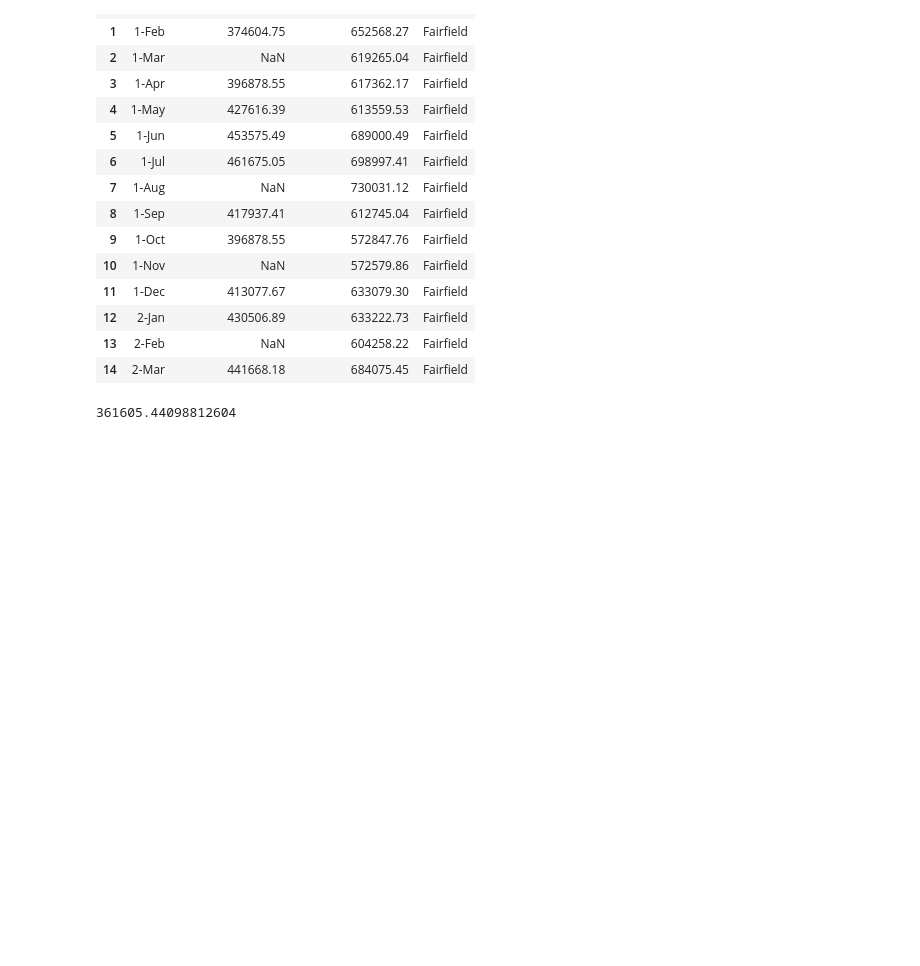
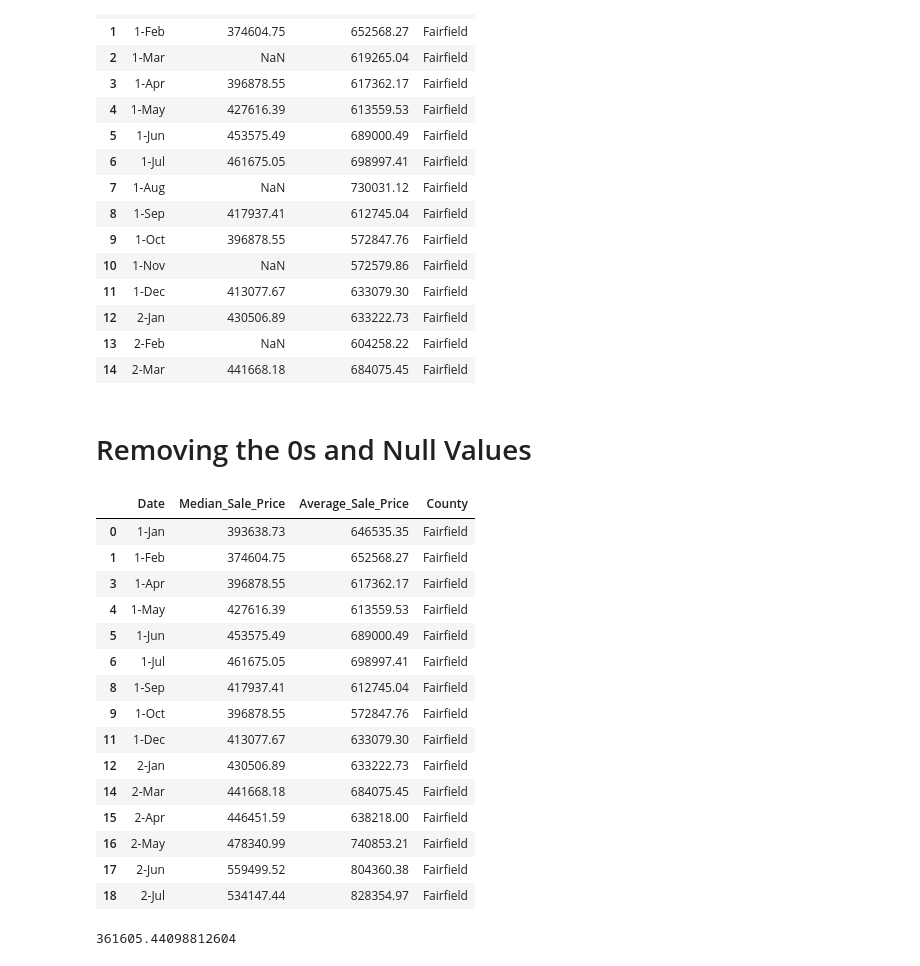
Before and after one commit to buzzpoint1/Final_project, a Jupyter notebook: final_project.ipynb, the cells around one changed output. Saved outputs shown, nothing was run; the diff lists cells and outputs as text; code cells hidden in the pictures; blank space fills up the shorter version.

```diff
--- a/final_project.ipynb
+++ b/final_project.ipynb
@@ -75,6 +75,37 @@ df.head(15)
 | 12 | 2-Jan | 430506.89 | 633222.73 | Fairfield |
 | 13 | 2-Feb | NaN | 604258.22 | Fairfield |
 | 14 | 2-Mar | 441668.18 | 684075.45 | Fairfield |
+# %% [markdown]
+# Removing the 0s and Null Values
+# %%
+# cleaning up the file by removing any 0s and null values
+
+# here removing nul value
+df=df.dropna()
+
+# here removing 0 values
+
+df = df[(df.T !=0).all()]
+
+# check to see if 0 or null values were removed
+df.head(15)
+# %% [output]
+|  | Date | Median_Sale_Price | Average_Sale_Price | County |
+| 0 | 1-Jan | 393638.73 | 646535.35 | Fairfield |
+| 1 | 1-Feb | 374604.75 | 652568.27 | Fairfield |
+| 3 | 1-Apr | 396878.55 | 617362.17 | Fairfield |
+| 4 | 1-May | 427616.39 | 613559.53 | Fairfield |
+| 5 | 1-Jun | 453575.49 | 689000.49 | Fairfield |
+| 6 | 1-Jul | 461675.05 | 698997.41 | Fairfield |
+| 8 | 1-Sep | 417937.41 | 612745.04 | Fairfield |
+| 9 | 1-Oct | 396878.55 | 572847.76 | Fairfield |
+| 11 | 1-Dec | 413077.67 | 633079.30 | Fairfield |
+| 12 | 2-Jan | 430506.89 | 633222.73 | Fairfield |
+| 14 | 2-Mar | 441668.18 | 684075.45 | Fairfield |
+| 15 | 2-Apr | 446451.59 | 638218.00 | Fairfield |
+| 16 | 2-May | 478340.99 | 740853.21 | Fairfield |
+| 17 | 2-Jun | 559499.52 | 804360.38 | Fairfield |
+| 18 | 2-Jul | 534147.44 | 828354.97 | Fairfield |
 # %%
 #Get the mean for Average Sale Price column
 
```
Also changed, not shown: 1 other file.
